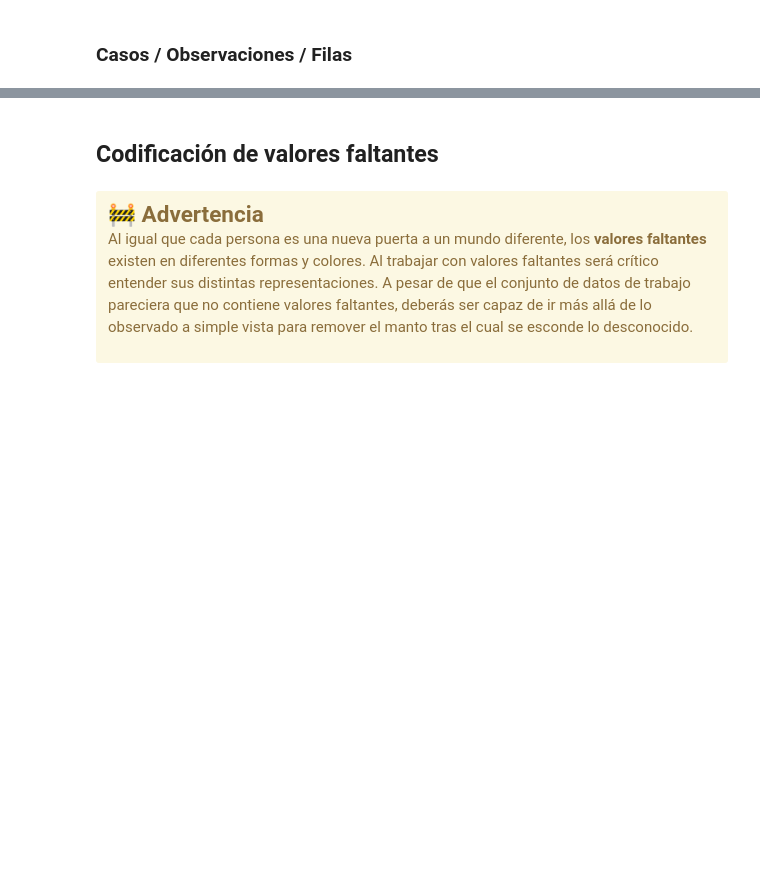
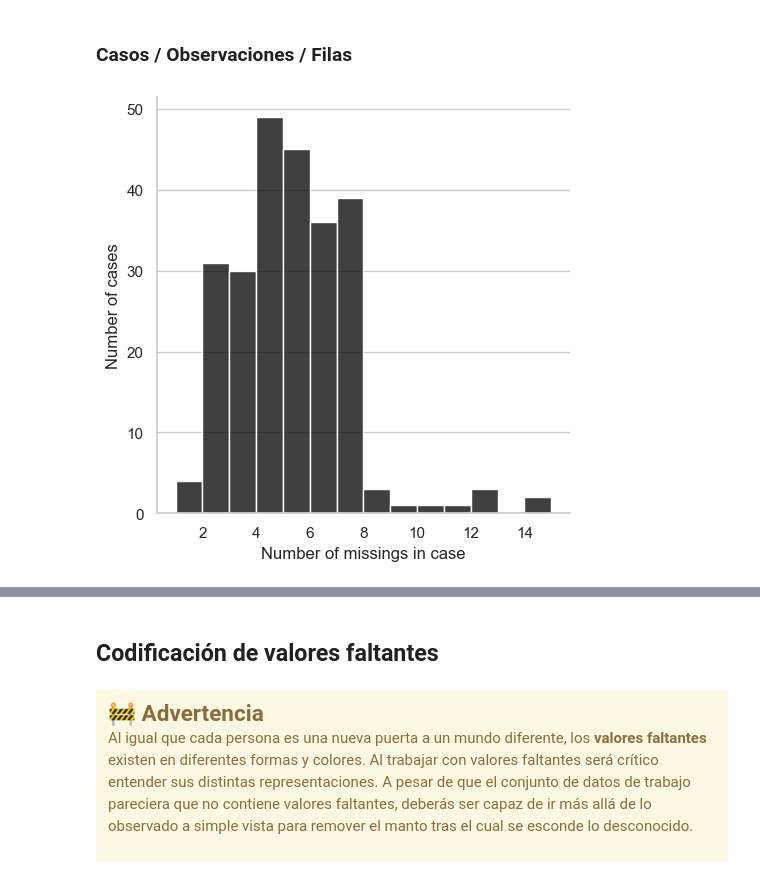
Before and after one commit to Horaciomb/ManejoDatosFaltantes-Detecci-n-y-Exploraci-n, a Jupyter notebook: live-exploration-missing-values.ipynb, the cells around one changed output, grey strips where cells are left out. Cells and saved outputs as stored; diff of their text form; code cells hidden in the pictures; blank space fills up the shorter version.

```diff
--- a/live-exploration-missing-values.ipynb
+++ b/live-exploration-missing-values.ipynb
@@ -401,2 +405,6 @@ riskfactors_df.missing.missing_case_table()
 # %% [markdown]
 ### Casos / Observaciones / Filas
+# %%
+riskfactors_df.missing.missing_case_plot()
+# %% [output]
+[figure, added]
```
Also changed, not shown: parts of 5 cells of this notebook.
